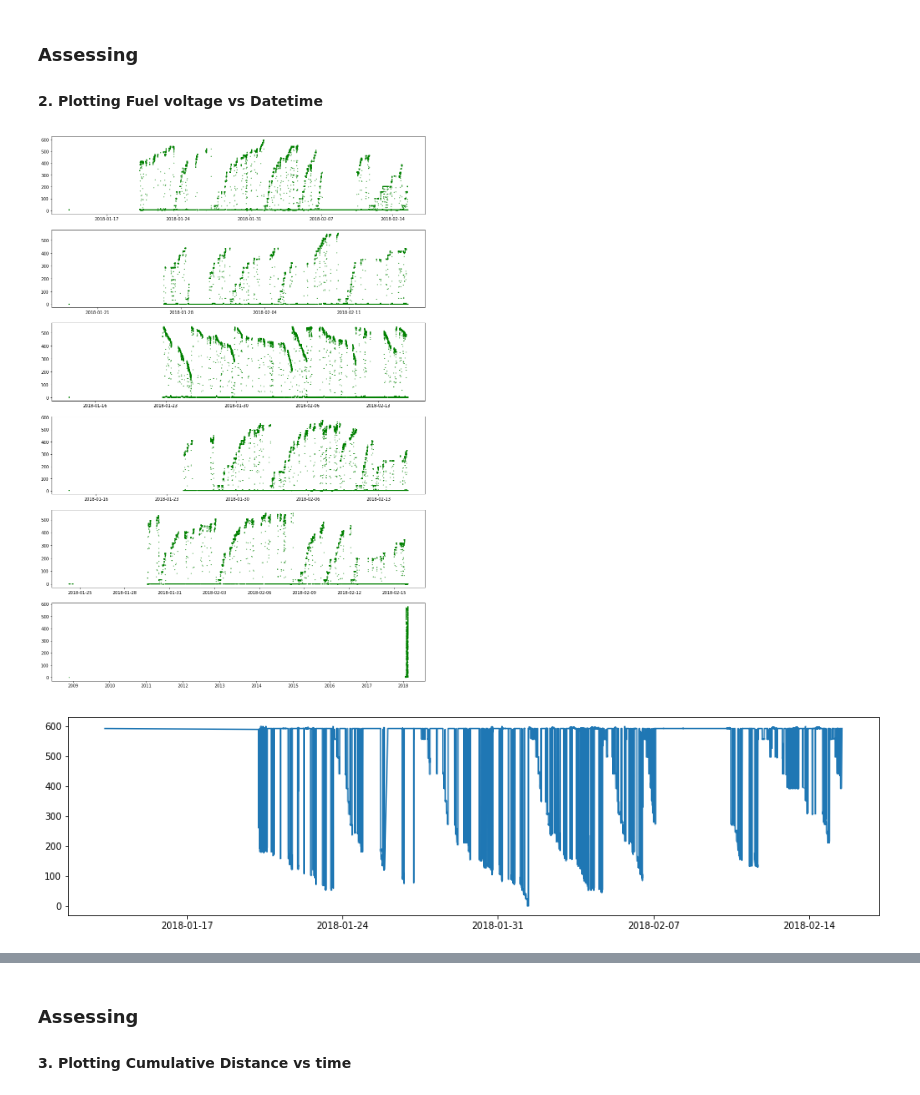
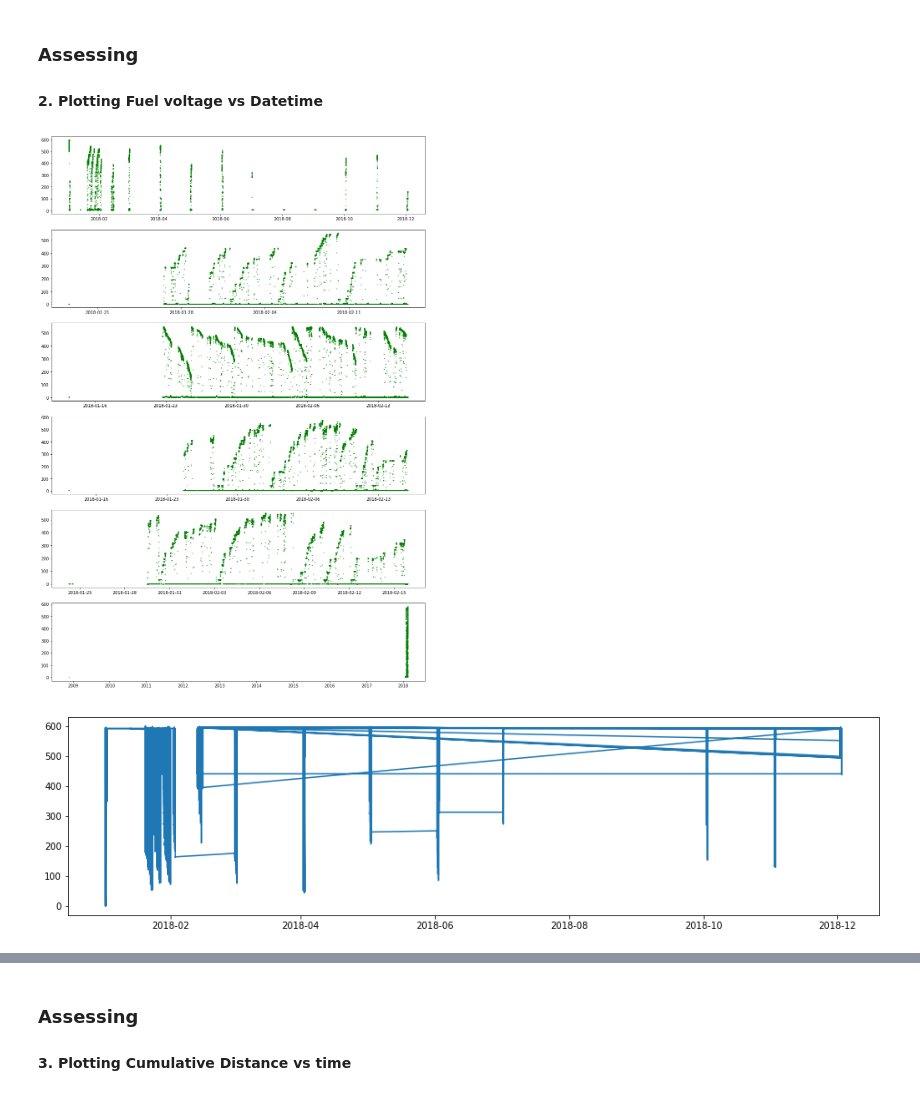
Before and after one commit to manjeet87/Signal_Analysis_UsingPython, a Jupyter notebook: Loconav/Fuel Data Analysis- F2.ipynb, the cells around one changed output, grey strips where cells are left out. Drawn from its saved outputs; the diff is of its cells as text; code cells hidden in the pictures.

Commit message:
Data Cleaning Phase1 Completed

```diff
--- a/Loconav/Fuel Data Analysis- F2.ipynb
+++ b/Loconav/Fuel Data Analysis- F2.ipynb
@@ -16,13 +16,24 @@ import datetime
 ### Data Gathering (From First Step Wrangling in F1)
 #### Loading data in Pandas Dataframe
 # %%
-df1 = pd.read_csv(r"data\data1.csv")
-df2 = pd.read_csv(r"data\data2.csv")
-df3 = pd.read_csv(r"data\data3.csv")
-df4 = pd.read_csv(r"data\data4.csv")
-df5 = pd.read_csv(r"data\data5.csv")
-df6 = pd.read_csv(r"data\data6.csv")
+df1 = pd.DataFrame()
+df2 = pd.DataFrame()
+df3 = pd.DataFrame()
+df4 = pd.DataFrame()
+df5 = pd.DataFrame()
+df6 = pd.DataFrame()
 
+def loadData():
+    global df1,df2,df3,df4,df5,df6
+    df1 = pd.read_csv(r"data\data1.csv")
+    df2 = pd.read_csv(r"data\data2.csv")
+    df3 = pd.read_csv(r"data\data3.csv")
+    df4 = pd.read_csv(r"data\data4.csv")
+    df5 = pd.read_csv(r"data\data5.csv")
+    df6 = pd.read_csv(r"data\data6.csv")
+    return
+
+loadData()
 df1.info()
 # %% [output]
 <class 'pandas.core.frame.DataFrame'>
@@ -67,33 +78,33 @@ plt.plot(df6.index, df6.datetime, 'g-', markersize = 1, linewidth = 1);
 # %%
 plt.rcParams['figure.figsize'] = [16,24]
 plt.subplot(6,1,1)
-plt.plot(df1.datetime, df1.fuelVoltage, 'g.', markersize = 2, linewidth = 1);
+plt.plot(pd.to_datetime(df1.datetime), df1.fuelVoltage, 'g.', markersize = 2, linewidth = 1);
 
 plt.subplot(6,1,2)
-plt.plot( df2.datetime, df2.fuelVoltage, 'g.', markersize = 2, linewidth = 1);
+plt.plot( pd.to_datetime(df2.datetime), df2.fuelVoltage, 'g.', markersize = 2, linewidth = 1);
 
 plt.subplot(6,1,3)
-plt.plot(df3.datetime, df3.fuelVoltage, 'g.', markersize = 2, linewidth = 1);
+plt.plot(pd.to_datetime(df3.datetime), df3.fuelVoltage, 'g.', markersize = 2, linewidth = 1);
 
 plt.subplot(6,1,4)
-plt.plot(df4.datetime, df4.fuelVoltage, 'g.', markersize = 2, linewidth = 1);
+plt.plot(pd.to_datetime(df4.datetime), df4.fuelVoltage, 'g.', markersize = 2, linewidth = 1);
 
 plt.subplot(6,1,5)
-plt.plot(df5.datetime, df5.fuelVoltage, 'g.', markersize = 2, linewidth = 1);
+plt.plot(pd.to_datetime(df5.datetime), df5.fuelVoltage, 'g.', markersize = 2, linewidth = 1);
 
 plt.subplot(6,1,6)
-plt.plot(df6.datetime, df6.fuelVoltage, 'g.', markersize = 2, linewidth = 1);
+plt.plot(pd.to_datetime(df6.datetime), df6.fuelVoltage, 'g.', markersize = 2, linewidth = 1);
 #plt.xlim(datetime.datetime(2018,1,27,2,0), datetime.datetime(2018,2,15,6,55));
 # %% [output]
-[figure, old version]
+[figure, new version]
 # %%
 df = df1.copy()
 df.fuelVoltage = df.fuelVoltage.max() - df.fuelVoltage
 
 plt.rcParams['figure.figsize'] = (16,4)
-plt.plot(df.datetime, df.fuelVoltage);
+plt.plot(pd.to_datetime(df.datetime), df.fuelVoltage);
 # %% [output]
-[figure, old version]
+[figure, new version]
 # %%
 plt.rcParams['figure.figsize'] = [16,24]
 plt.subplot(6,1,1)
```
Also changed, not shown: parts of 26 cells of this notebook, 1 other file.
